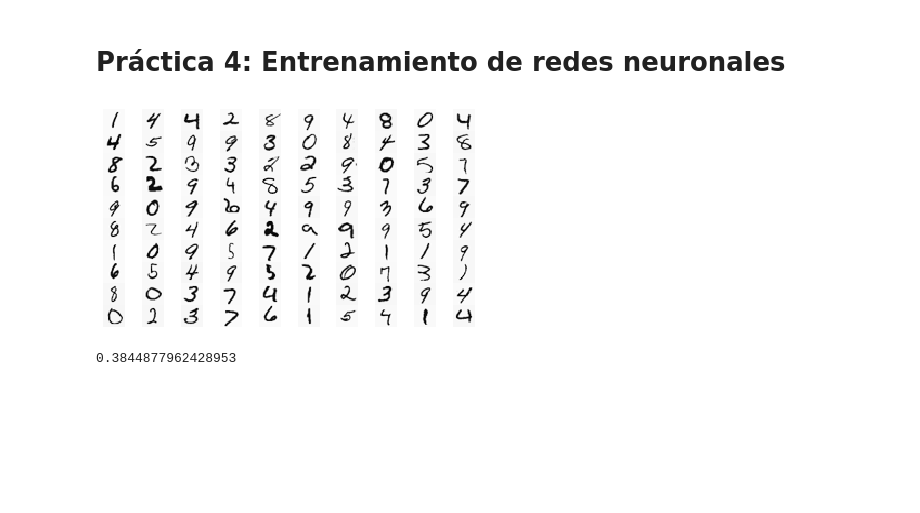
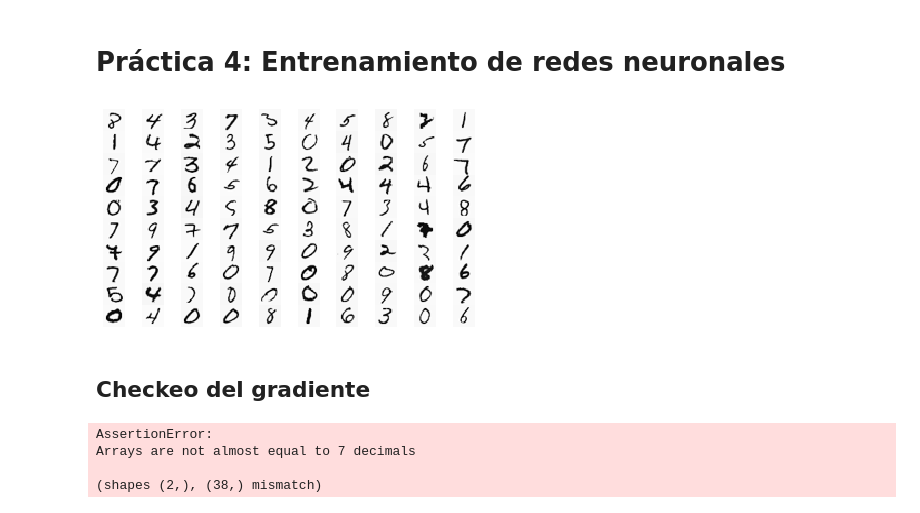
Before and after one commit to manumonforte/AA, a Jupyter notebook: practice4/main.ipynb, the cells around one changed output. Drawn from its saved outputs; the diff is of its cells as text; code cells hidden in the pictures; blank space fills up the shorter version.

```diff
--- a/practice4/main.ipynb
+++ b/practice4/main.ipynb
@@ -13,24 +14,22 @@ from displayData import displayData
 # %%
 # Loading data
 data = loadmat('ex4data1.mat')
 
 y = data['y'].ravel()
 X = data['X']
 X_ones = np.hstack([np.ones([X.shape[0], 1]), X])
 
 INIT_EPSILON = 0.01
 
 # Loading weights
 weights = loadmat('ex4weights.mat')
 theta1, theta2 = weights['Theta1'], weights['Theta2']
 
-random_theta1 = np.random.random((25, 401)) * (2 * INIT_EPSILON) - INIT_EPSILON
-random_theta2 = np.random.random((10, 26)) * (2 * INIT_EPSILON) - INIT_EPSILON
 # Displaying data
 sample = np.random.choice(X.shape[0], 100)
 imgs = displayData(X[sample, :])
 # %% [output]
-[figure, old version]
+[figure, new version]
 # %%
 def sigmoid(X):
     return 1 / (1 + np.exp(-X))
@@ -48,33 +91,37 @@ def forward_propagate(X, theta1, theta2):
 # %%
 # Cost function
-def backprop(params_rn, num_entradas, num_ocultas, num_etiquetas, X, y, reg):
+def backprop(params_rn, num_entradas, num_ocultas, num_etiquetas, X, y_onehot, reg):
     """ backprop devuelve el coste y el gradiente de una red neuronal de dos capas """
     theta1 = np.reshape(params_rn[:num_ocultas * (num_entradas + 1)], (num_ocultas, (num_entradas + 1)))
     theta2 = np.reshape(params_rn[num_ocultas * (num_entradas + 1):], (num_etiquetas, (num_ocultas + 1)))
 
-    a1, z2, a2, z3, h = forward_propagate(X, theta1, theta2)
-    m = X.shape[0]
+    def cost():
+        a1, z2, a2, z3, h = forward_propagate(X, theta1, theta2)
+        m = X.shape[0]
 
-    y = (y - 1)
-    y_onehot = np.zeros((m, num_etiquetas))
+        total = 0
+        for i in range(m):
+            for k in range(num_etiquetas):
+                term_1 = - (np.log(h[i][k]) * y_onehot[i][k])
+                term_2 = - (np.log(1 - h[i][k]) * (1 - y_onehot[i][k]))
+                total = total + (term_1 + term_2)
 
-    total = 0
-    for i in range(m):
-        y_onehot[i][y[i]] = 1
-        for k in range(num_etiquetas):
-            term_1 = - (np.log(h[i][k]) * y_onehot[i][k])
-            term_2 = - (np.log(1 - h[i][k]) * (1 - y_onehot[i][k]))
-            total = total + (term_1 + term_2)
+        sum_theta1 = np.sum(np.square(theta1))
+        sum_theta2 = np.sum(np.square(theta2))
 
-    sum_theta1 = np.sum(np.square(theta1))
-    sum_theta2 = np.sum(np.square(theta2))
+        term_3 = (sum_theta1 + sum_theta2) * (reg / (2 * m))
 
-    term_3 = (sum_theta1 + sum_theta2) * (reg / (2 * m))
+        return (total / m) + term_3
 
-    return (total / m) + term_3
-
-params_rn = np.concatenate((np.ravel(theta1), np.ravel(theta2)))
-
-backprop(params_rn, 400, 25, 10, X, y, 1)
+    return cost(), gradient(X, y_onehot)
-# %% [output]
-0.3844877962428953
+# %% [markdown]
+## Checkeo del gradiente
+# %%
+params_rn = np.concatenate((np.ravel(theta1), np.ravel(theta2)))
+
+a = checkNNGradients(backprop, 0)
+# %% [output]
+AssertionError:
+Arrays are not almost equal to 7 decimals
+
+(shapes (2,), (38,) mismatch)
```
Also changed, not shown: parts of 3 cells of this notebook.
